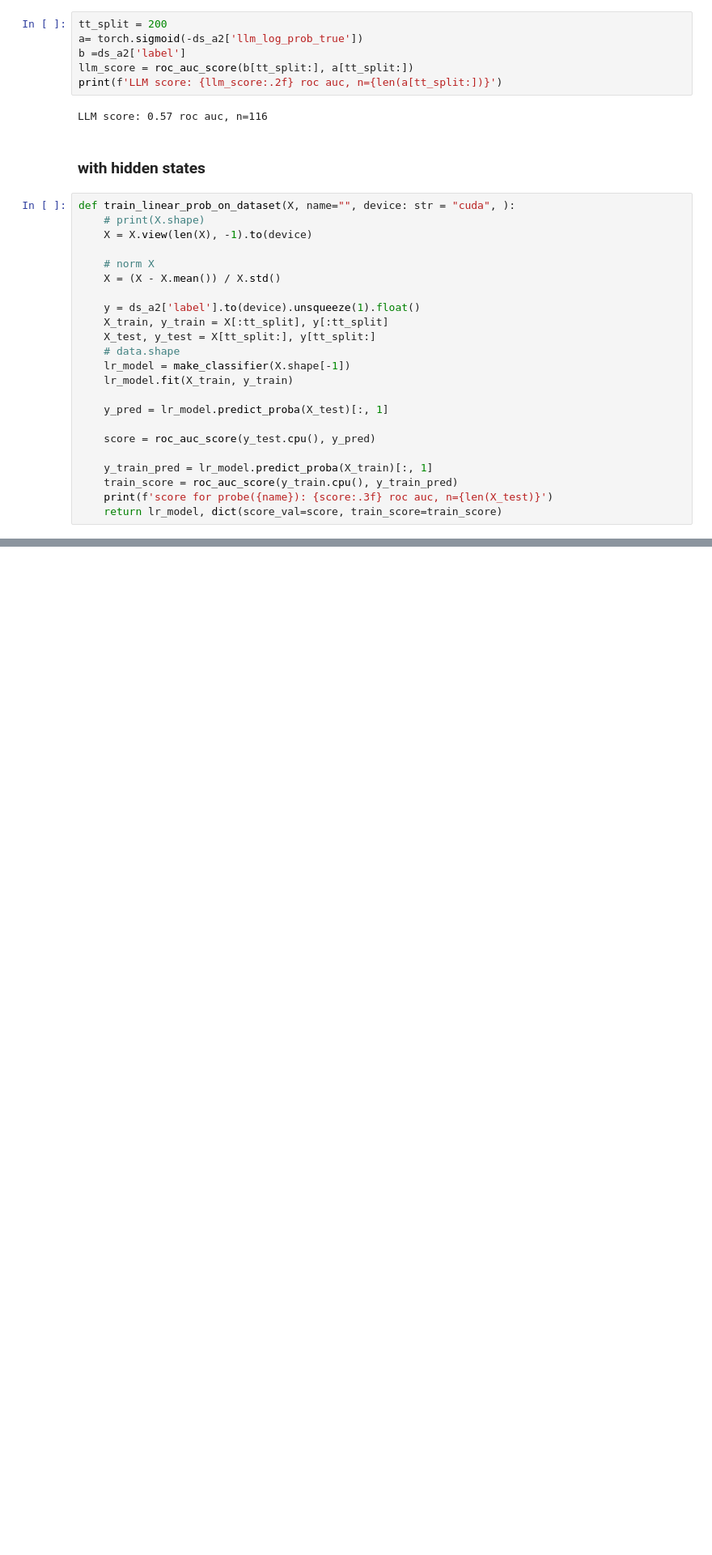
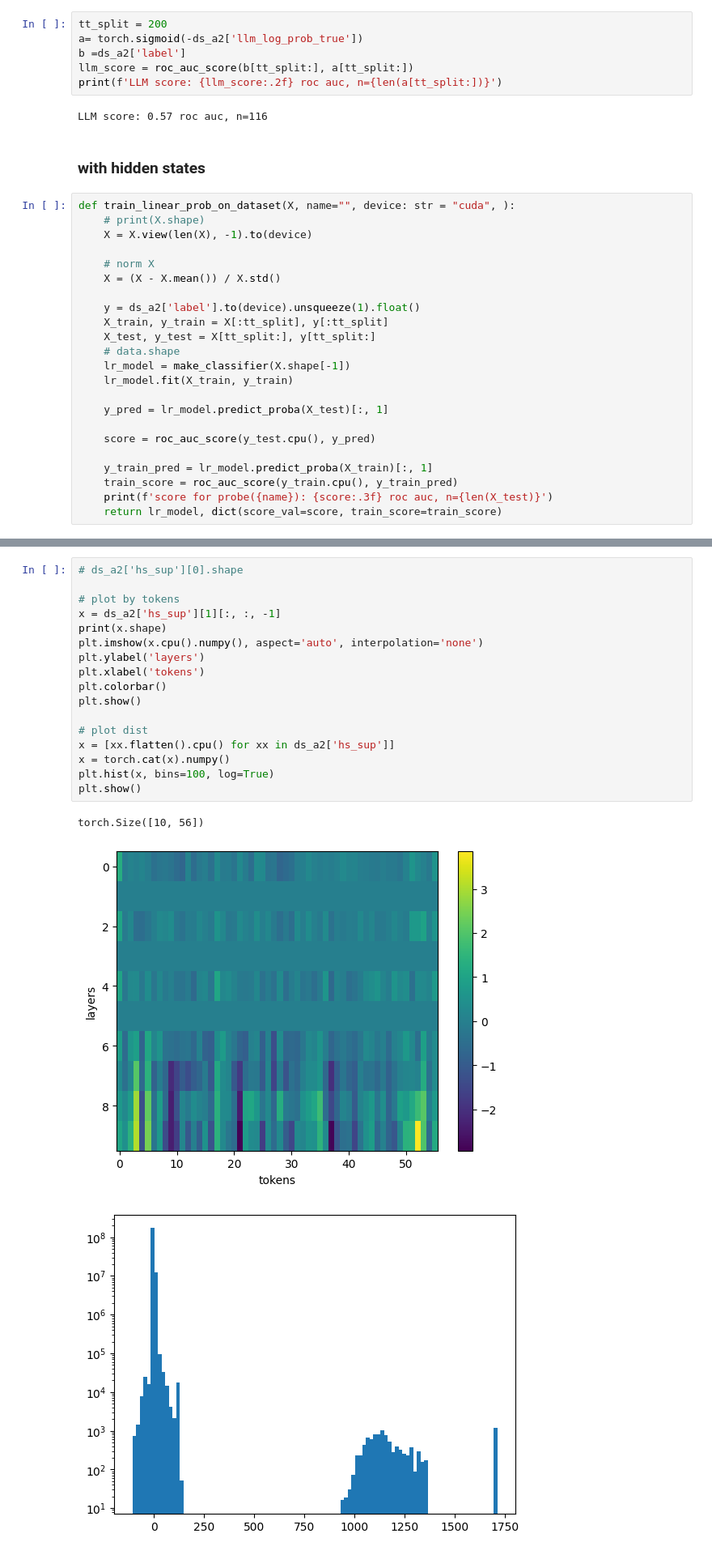
Before and after one commit to wassname/activation_store, a Jupyter notebook: nbs/TQA_regr.ipynb, the cells around one changed output, grey strips where cells are left out. Shown: that part at 81% size. Drawn from its saved outputs; the diff is of its cells as text; blank space fills up the shorter version.

```diff
--- a/nbs/TQA_regr.ipynb
+++ b/nbs/TQA_regr.ipynb
@@ -460,0 +520,21 @@ print(ddf.sort_values('score', ascending=False).to_markdown())
+# %%
+# ds_a2['hs_sup'][0].shape
+
+# plot by tokens
+x = ds_a2['hs_sup'][1][:, :, -1]
+print(x.shape)
+plt.imshow(x.cpu().numpy(), aspect='auto', interpolation='none')
+plt.ylabel('layers')
+plt.xlabel('tokens')
+plt.colorbar()
+plt.show()
+
+# plot dist
+x = [xx.flatten().cpu() for xx in ds_a2['hs_sup']]
+x = torch.cat(x).numpy()
+plt.hist(x, bins=100, log=True)
+plt.show()
+# %% [output]
+torch.Size([10, 56])
+[figure, added]
+[figure, added]
```
Also changed, not shown: parts of 17 cells of this notebook.
